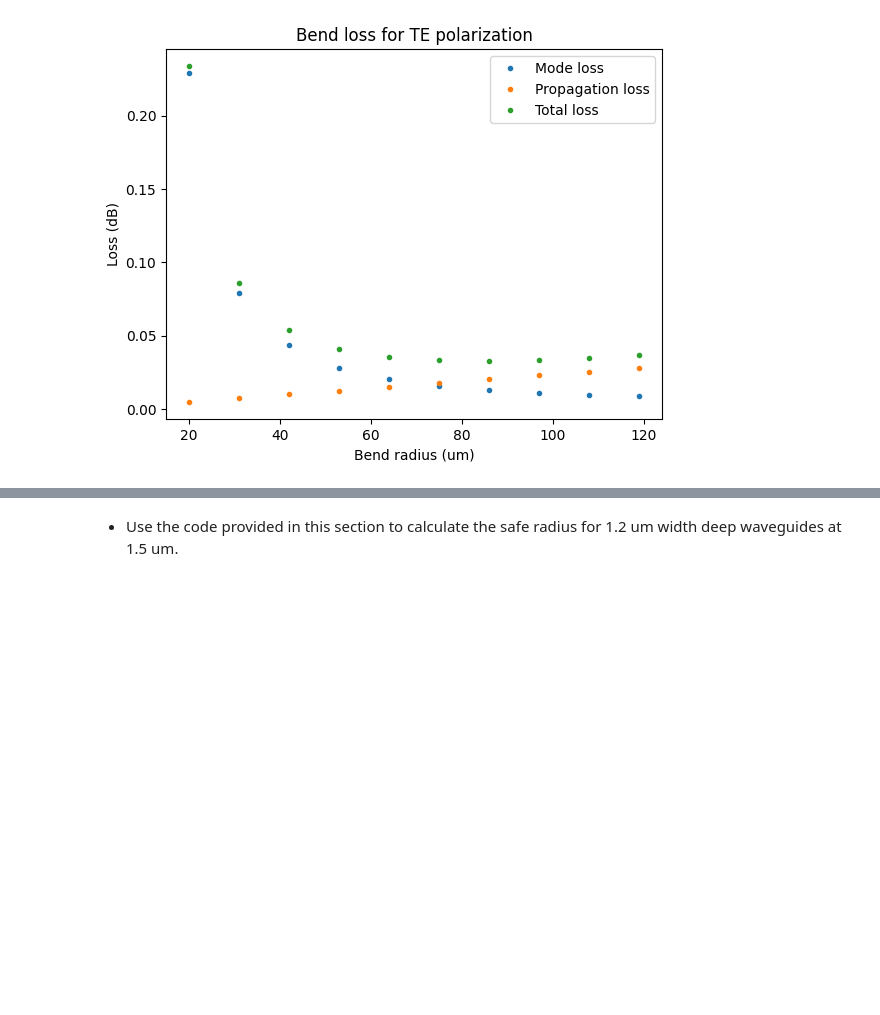
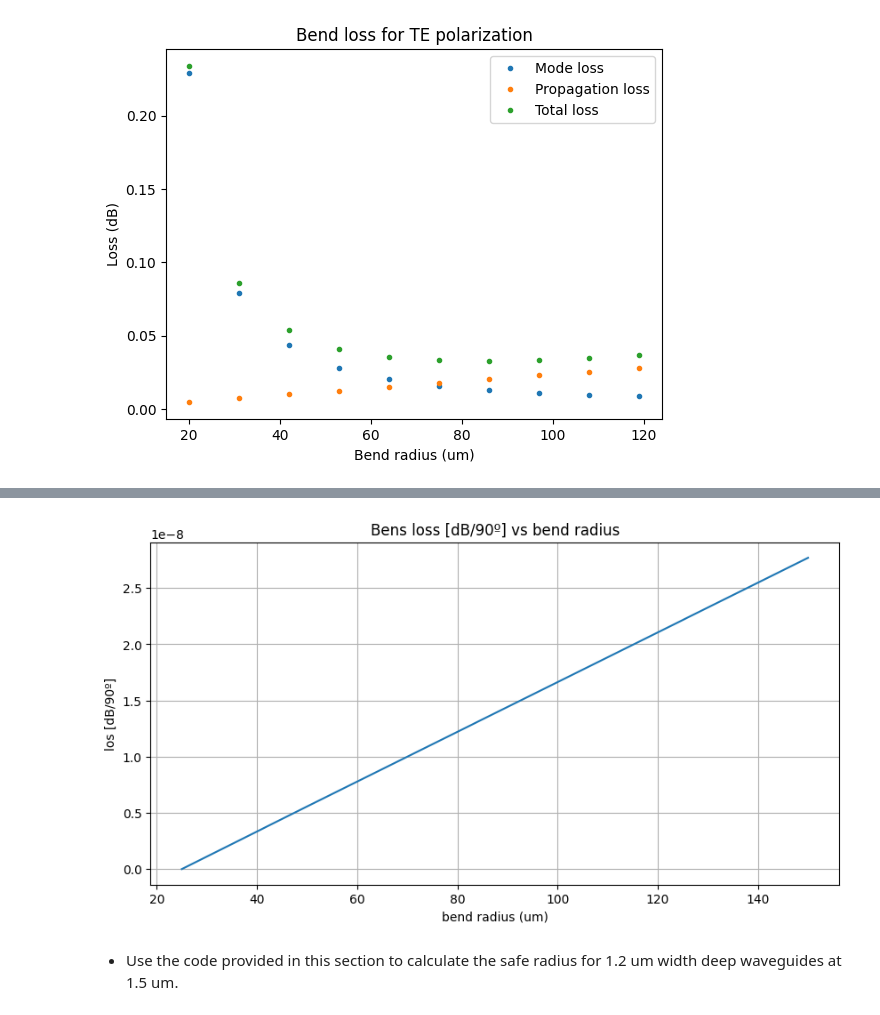
Before and after one commit to sergiipla834/pic-upv-lab1, a Jupyter notebook: WAVEGUIDES_Student.ipynb, the cells around one changed output, grey strips where cells are left out. Drawn from its saved outputs; the diff is of its cells as text; code cells hidden in the pictures; blank space fills up the shorter version.

Commit message:
LO4 y intento extra

```diff
--- a/WAVEGUIDES_Student.ipynb
+++ b/WAVEGUIDES_Student.ipynb
@@ -451,0 +452,43 @@ plt.grid()
+# %%
+# INTENTO loss[dB/90º] vs R
+wavelength = 1.55  # Student code here. Tip np.linspace()
+bend_radius = np.linspace(25,150,6)
+k0 = 2*np.pi / wavelength
+res_neff = []
+loss_db_90 = []
+
+for R in range(6):
+    deep_waveguide = gt.modes.Waveguide(
+        wavelength=wavelength,
+        core_width=1.2,
+        slab_thickness=0*nm,
+        core_material='sin',
+        clad_material='sio2',
+        core_thickness=300 * nm,
+        num_modes=1,
+        cache_path='.cache/',
+        precision='double',
+        max_grid_scaling=1.2,
+        grid_resolution=20,
+        bend_radius=bend_radius[R]
+)
+
+    neff = deep_waveguide.n_eff
+    res_neff.append(neff.real) # In this case, the result is not just a number, is a wavelength-dependent vector
+    ni = np.abs(np.imag(neff))
+    alpha_np_per_m = 2*k0*ni
+    alpha_db_per_m = alpha_np_per_m*10/np.log(10)
+
+    # pérdida en un arco de 90º
+    L90 = (np.pi/2)*R*1e-6
+
+    loss_db_90.append(alpha_db_per_m*L90)
+
+plt.figure(figsize=(10, 5))
+plt.plot(bend_radius, loss_db_90)
+plt.title(f"Bens loss [dB/90º] vs bend radius")
+plt.xlabel("bend radius (um)")
+plt.ylabel("los [dB/90º]")
+plt.grid()
+plt.show()
+# %% [output]
@@ -452,3 +501,4 @@ plt.grid()
+[figure, added]
 # %% [markdown]
 - Use the code provided in this section to calculate the safe radius for 1.2 um width deep waveguides at 1.5 um.
 # %% [markdown]
```
Also changed, not shown: parts of 7 cells of this notebook.
